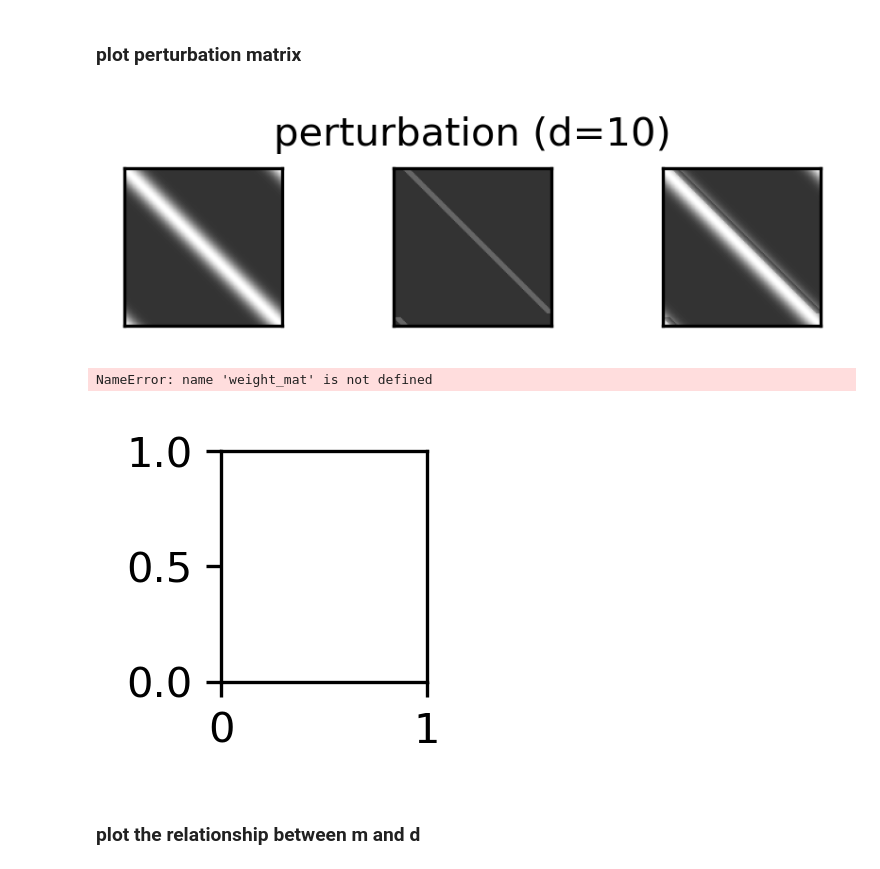
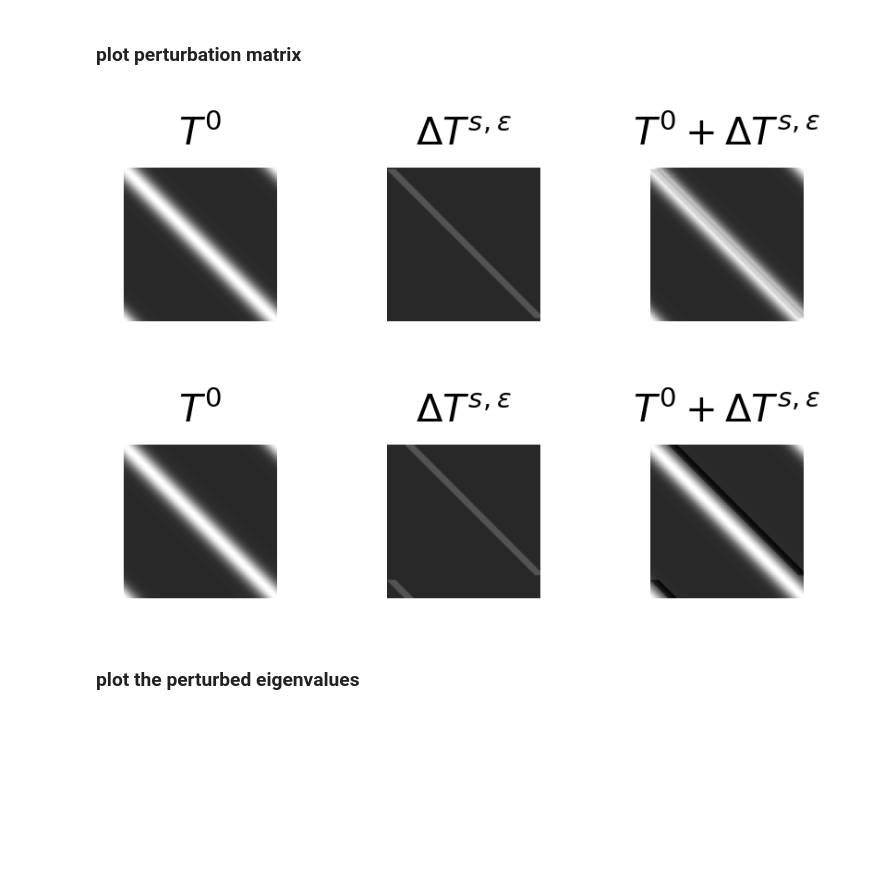
Before and after one commit to ZilongJi/AdaptiveAttractorForSequences, a Jupyter notebook: PaperFigureCode/spectural_analysis.ipynb, the cells around one changed output. Drawn from its saved outputs; the diff is of its cells as text; code cells hidden in the pictures; blank space fills up the shorter version.

```diff
--- a/PaperFigureCode/spectural_analysis.ipynb
+++ b/PaperFigureCode/spectural_analysis.ipynb
@@ -94,7 +282,7 @@ plt.tight_layout()
 # %% [markdown]
 ### plot perturbation matrix
 # %%
-offset = 10
+offset = 2
 
 fig = plt.figure(figsize=(3, 1), dpi=300)
 labelsize = 10
@@ -108,29 +296,36 @@ minval = np.min(weight_mat)
 maxval = np.max(weight_mat)
 ax1.imshow(weight_mat, cmap='gray', vmin=minval-epsilon, vmax=maxval)
 ax1.set_yticks([]); ax1.set_xticks([])
+ax1.set_title(r"$T^{0}$", fontsize=labelsize)
 
 #plot the pertubation matrix 1
 ax2 = fig.add_subplot(gs[0, 1])
 pertub_mat_1 = get_pertub_mat_4_visualization(N, epsilon, offset, width=3)
 ax2.imshow(pertub_mat_1, cmap='gray', vmin=minval-epsilon, vmax=maxval)
 ax2.set_yticks([]); ax2.set_xticks([])
+ax2.set_title(r"$\Delta T^{s, \epsilon}$", fontsize=labelsize)
 
 #subtract the pertubation matrix 1 from the connection matrix and plot
 ax3 = fig.add_subplot(gs[0, 2])
 ax3.imshow(weight_mat-pertub_mat_1, cmap='gray', vmin=minval-epsilon, vmax=maxval)
 ax3.set_yticks([]); ax3.set_xticks([])
+ax3.set_title(r"$T^{0} + \Delta T^{s, \epsilon}$", fontsize=labelsize)
 
 #set sup title as perturbed transition matrix
-ax2.set_title('perturbation (d=%d)'%offset, fontsize=labelsize)
+#ax2.set_title('perturbation (s=%d)'%offset, fontsize=labelsize)
+
+#set axis off
+for ax in [ax1, ax2, ax3]:
+    ax.axis('off')
 
 plt.tight_layout()
 
 #save the figure
-plt.savefig('../Figures/Fig8_pertubation_%d.pdf'%offset, dpi=300)
+plt.savefig('./Fig7_pertubation_%d.pdf'%offset, dpi=300)
 # %% [output]
-[figure, old version]
+[figure, new version]
 # %%
-offset = 40
+offset = 15
 epsilon = 1
 
 fig = plt.figure(figsize=(3, 1), dpi=300)
@@ -141,37 +336,38 @@ gs = gridspec.GridSpec(1, 3)
 
 #plot the connection matrix
 ax1 = fig.add_subplot(gs[0, 0])
 #set colorrange to min and max of the weight matrix
 minval = np.min(weight_mat)
 maxval = np.max(weight_mat)
 ax1.imshow(weight_mat, cmap='gray', vmin=minval-epsilon, vmax=maxval)
 ax1.set_yticks([]); ax1.set_xticks([])
+ax1.set_title(r"$T^{0}$", fontsize=labelsize)
 
 #plot the pertubation matrix 1
 ax2 = fig.add_subplot(gs[0, 1])
 pertub_mat_1 = get_pertub_mat_4_visualization(N, epsilon, offset, width=3)
 ax2.imshow(pertub_mat_1, cmap='gray', vmin=minval-epsilon, vmax=maxval)
 ax2.set_yticks([]); ax2.set_xticks([])
+ax2.set_title(r"$\Delta T^{s, \epsilon}$", fontsize=labelsize)
 
 #subtract the pertubation matrix 1 from the connection matrix and plot
 ax3 = fig.add_subplot(gs[0, 2])
 ax3.imshow(weight_mat-pertub_mat_1, cmap='gray', vmin=minval-epsilon, vmax=maxval)
 ax3.set_yticks([]); ax3.set_xticks([])
-
+ax3.set_title(r"$T^{0} + \Delta T^{s, \epsilon}$", fontsize=labelsize)
 #set sup title as perturbed transition matrix
-ax2.set_title('perturbation (d=%d)'%offset, fontsize=labelsize)
+#ax2.set_title('perturbation (s=%d)'%offset, fontsize=labelsize)
 
 #set axis off
 for ax in [ax1, ax2, ax3]:
     ax.axis('off')
 
 
 plt.tight_layout()
 
 #save the figure
-plt.savefig('../Figures/Fig8_pertubation_%d.pdf'%offset, dpi=300)
+plt.savefig('./Fig7_pertubation_%d.pdf'%offset, dpi=300)
 # %% [output]
-NameError: name 'weight_mat' is not defined
-[figure, old version]
+[figure, new version]
 # %% [markdown]
-### plot the relationship between m and d
+### plot the perturbed eigenvalues
```
Also changed, not shown: parts of 17 cells of this notebook.
